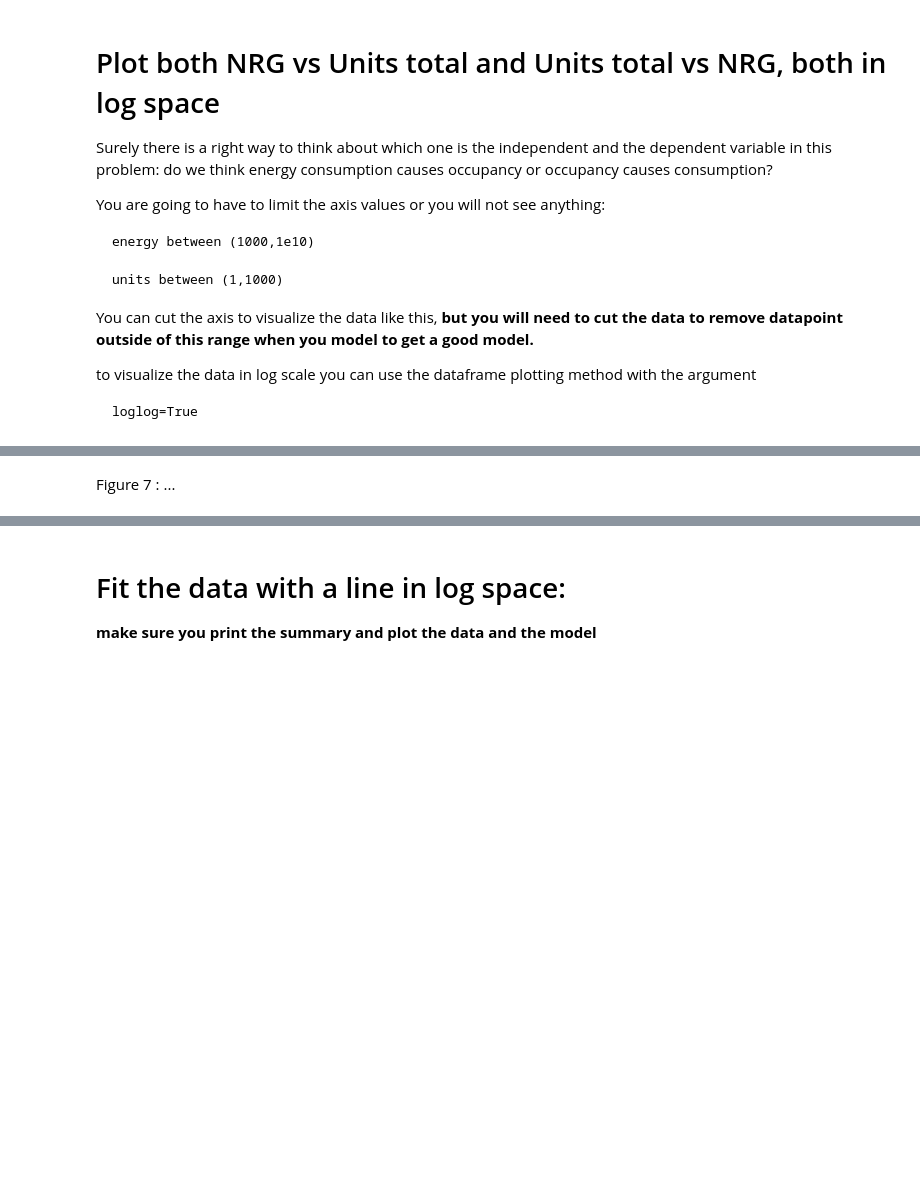
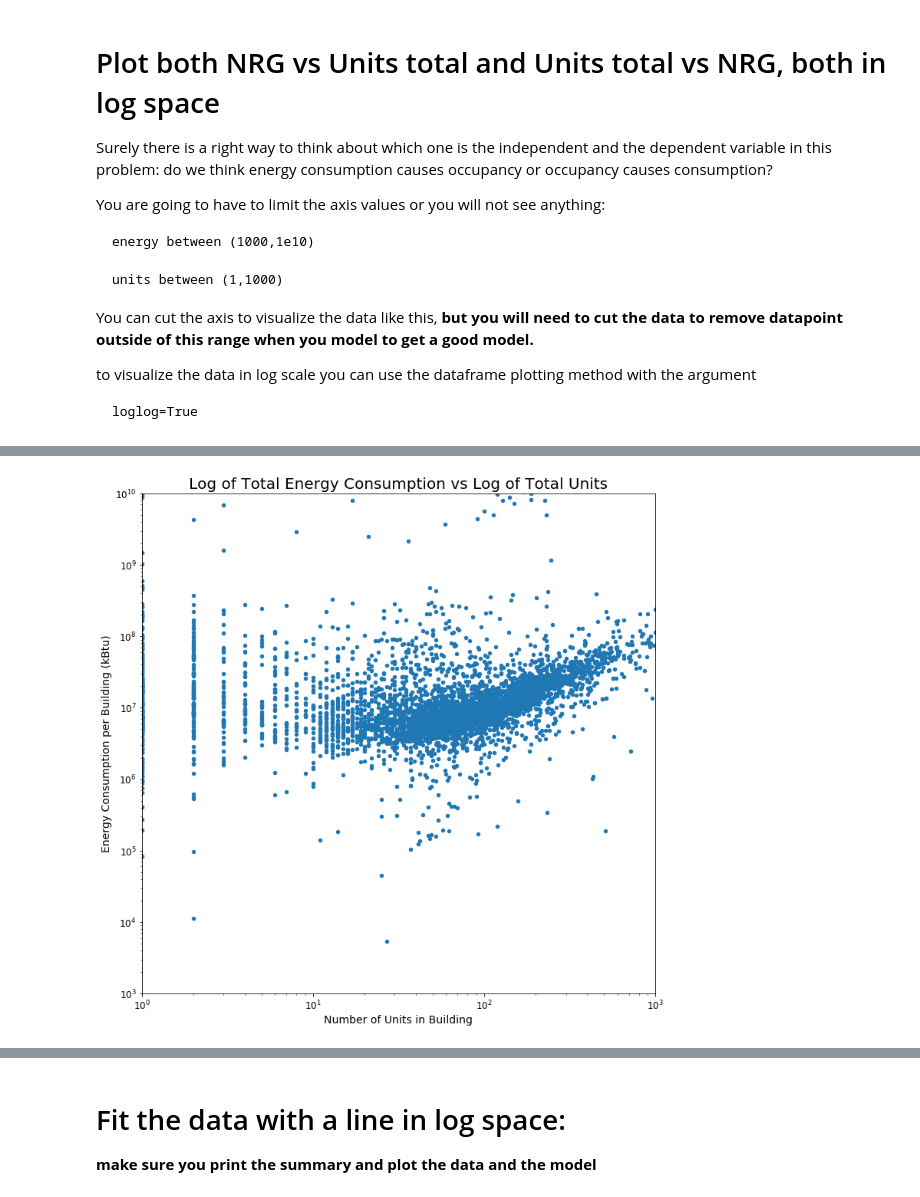
Before and after one commit to AHassler/PUI2018_ah4412, a Jupyter notebook: HW10_ah4412/Assignment2_ah4412.ipynb, the cells around one changed output, grey strips where cells are left out. Drawn from its saved outputs; the diff is of its cells as text; code cells hidden in the pictures; blank space fills up the shorter version.

```diff
--- a/HW10_ah4412/Assignment2_ah4412.ipynb
+++ b/HW10_ah4412/Assignment2_ah4412.ipynb
@@ -405,2 +424,13 @@ Figure 6 : ...
-# %% [markdown]
-Figure 7 : ...
+# %%
+# Plot nrg vs units total
+fig = pl.figure(figsize=(12,12))
+ax = fig.add_subplot(111)
+bblnrgdata.plot(x="UnitsTotal", y="nrg", kind="scatter", loglog=True, ax=ax)
+ax.set_title('Log of Total Energy Consumption vs Log of Total Units', fontsize=20)
+ax.set_ylabel("Energy Consumption per Building (kBtu)", fontsize=14)
+ax.set_xlabel("Number of Units in Building", fontsize=14)
+ax.set_ylim([1000,1e10])
+ax.set_xlim([1,1000])
+ax.tick_params(labelsize=12)
+# %% [output]
+[figure, added]
```
Also changed, not shown: parts of 27 cells of this notebook.
